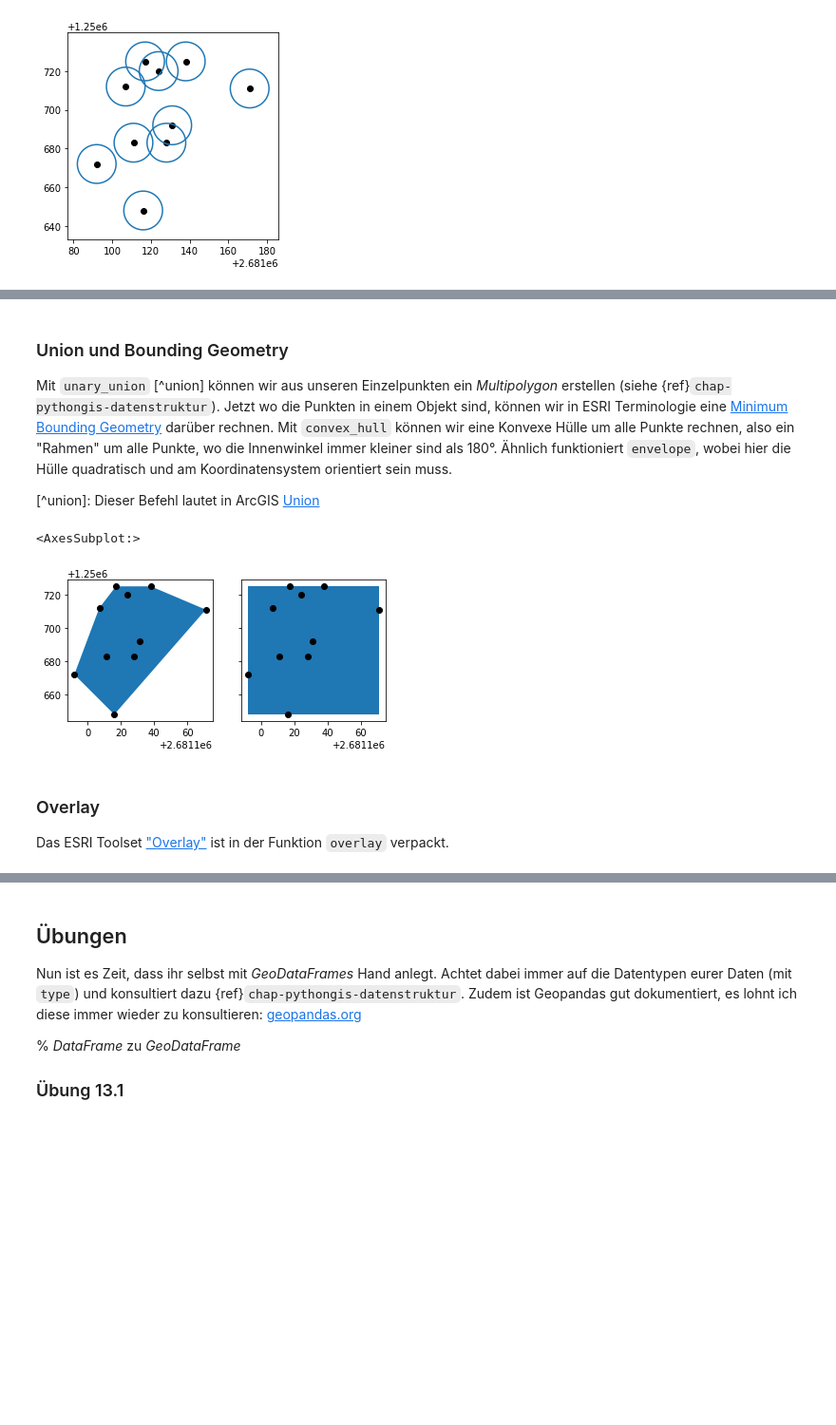
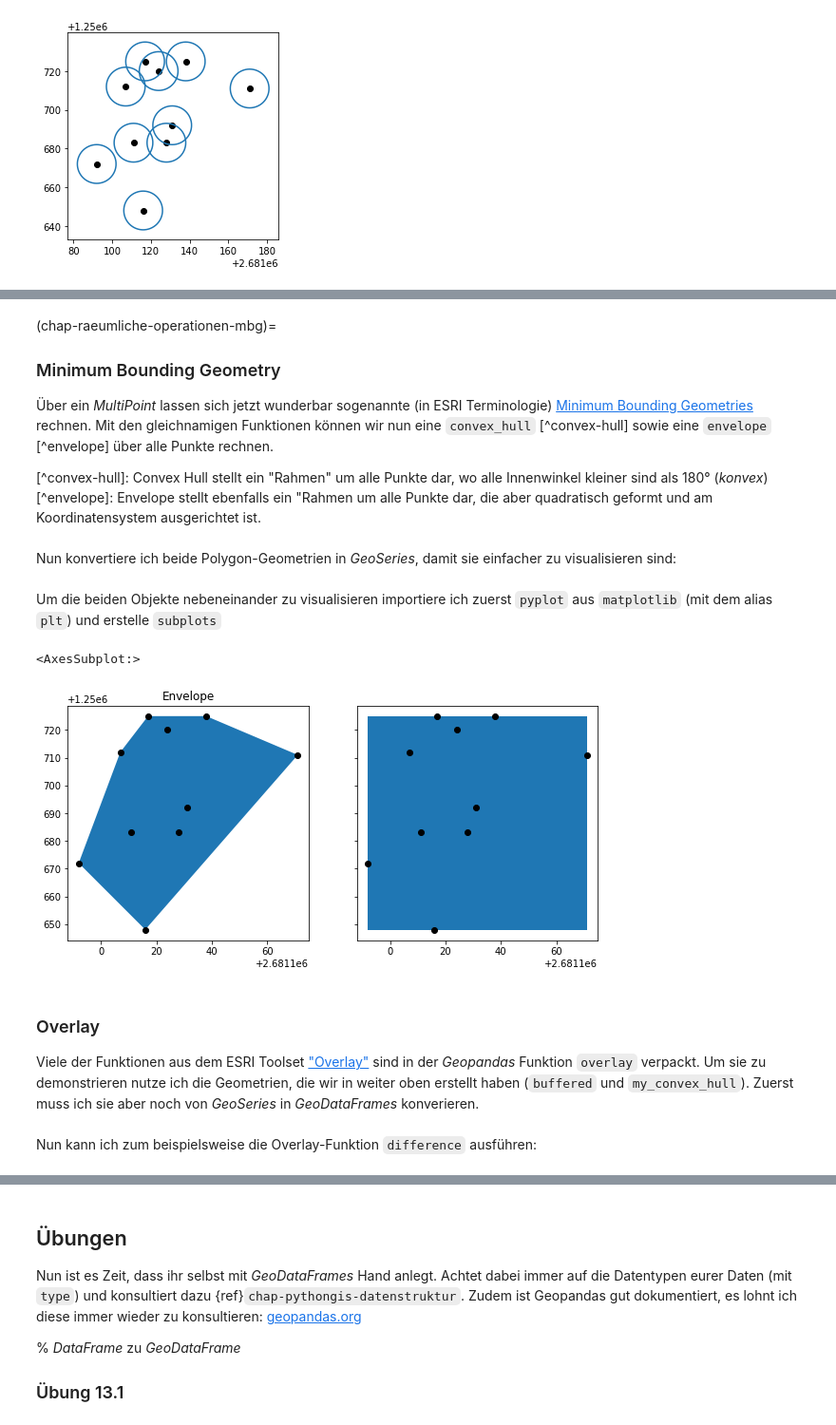
Before and after one commit to hannorahn/codingingis, a Jupyter notebook: 03_06_Raeumliche_Operationen.ipynb, the cells around one changed output, grey strips where cells are left out. Shown: that part at 95% size. Cells and saved outputs as stored; diff of their text form; code cells hidden in the pictures; blank space fills up the shorter version.

```diff
--- a/03_06_Raeumliche_Operationen.ipynb
+++ b/03_06_Raeumliche_Operationen.ipynb
@@ -46,6 +62,8 @@ zeckenstiche_gpd.plot(ax = base, color = "black")
 # %% [markdown]
-### Union und Bounding Geometry
+(chap-raeumliche-operationen-mbg)=
+### Minimum Bounding Geometry
 
-Mit `unary_union` [^union] können wir aus unseren Einzelpunkten ein *Multipolygon* erstellen (siehe {ref}`chap-pythongis-datenstruktur`). Jetzt wo die Punkten in einem Objekt sind, können wir in ESRI Terminologie eine [Minimum Bounding Geometry](https://pro.arcgis.com/de/pro-app/tool-reference/data-management/minimum-bounding-geometry.htm) darüber rechnen. Mit `convex_hull` können wir eine Konvexe Hülle um alle Punkte rechnen, also ein "Rahmen" um alle Punkte, wo die Innenwinkel immer kleiner sind als 180°. Ähnlich funktioniert `envelope`, wobei hier die Hülle quadratisch und am Koordinatensystem orientiert sein muss.
+Über ein *MultiPoint* lassen sich jetzt wunderbar sogenannte (in ESRI Terminologie) [Minimum Bounding Geometries](https://pro.arcgis.com/de/pro-app/tool-reference/data-management/minimum-bounding-geometry.htm) rechnen. Mit den gleichnamigen Funktionen können wir nun eine `convex_hull` [^convex-hull] sowie eine `envelope` [^envelope] über alle Punkte rechnen.
 
-[^union]: Dieser Befehl lautet in ArcGIS [Union](https://desktop.arcgis.com/de/arcmap/10.3/tools/analysis-toolbox/union.htm)
+[^convex-hull]:  Convex Hull stellt ein "Rahmen" um alle Punkte dar, wo alle Innenwinkel kleiner sind als 180° (*konvex*)
+[^envelope]: Envelope stellt ebenfalls ein "Rahmen um alle Punkte dar, die aber quadratisch geformt und am Koordinatensystem ausgerichtet ist.
@@ -51,0 +73,2 @@ Mit `unary_union` [^union] können wir aus unseren Einzelpunkten ein *Multipolyg
+# %% [markdown]
+Nun konvertiere ich beide Polygon-Geometrien in *GeoSeries*, damit sie einfacher zu visualisieren sind:
@@ -52,39 +78,23 @@ Mit `unary_union` [^union] können wir aus unseren Einzelpunkten ein *Multipolyg
+# %% [markdown]
+Um die beiden Objekte nebeneinander zu visualisieren importiere ich zuerst `pyplot` aus `matplotlib` (mit dem alias `plt`) und erstelle `subplots`
 # %%
 from matplotlib import pyplot as plt
-
-# Macht ein Union der Zeckenstiche (ein Multipoint-Objekt)
-# (dies ist nötig, weil convex_hull / envelope Multipoint Objekte benötigen)
-zeckenstiche_union = zeckenstiche_gpd["geometry"].unary_union
-
-# Berechnet den Convex Hull und speichert den Ouput als Polygon
-my_convex_hull = zeckenstiche_union.convex_hull
-
-# Konvertiert das Polygon in eine GeoSeries
-# (GeoSeries sind praktischer als Polygone)
-my_convex_hull = gpd.GeoSeries(my_convex_hull)
-
-# Berechnet das Envelope und speichert den Output als Polygon
-my_envelope = zeckenstiche_union.envelope
-
-# Konvertiert das Polygon in eine GeoSeries
-# (GeoSeries sind praktischer als Polygone)
-my_envelope = gpd.GeoSeries(my_envelope)
-
-# Bereitet wieder die beiden Subplots vor (1 Zeile, 2 Spalten)
-fig, (ax1, ax2) = plt.subplots(1, 2,sharex=True, sharey = True)
+fig, (ax1, ax2) = plt.subplots(1, 2,sharex=True, sharey = True,figsize = (10,10))
 
 # Erstellt den linken Plot
 my_convex_hull.plot(ax = ax1)
+ax1.set_title("Convex Hull")
 zeckenstiche_gpd.plot(ax = ax1, color = "black")
 
 # Erstellt den rechten Plot
 my_envelope.plot(ax = ax2)
+ax2.set_title("Envelope")
 zeckenstiche_gpd.plot(ax = ax2, color = "black")
 # %% [output]
 <AxesSubplot:>
-[figure, old version]
+[figure, new version]
 # %% [markdown]
 ### Overlay
 
-Das ESRI Toolset ["Overlay"](https://pro.arcgis.com/de/pro-app/tool-reference/analysis/an-overview-of-the-overlay-toolset.htm) ist in der Funktion `overlay` verpackt.
+Viele der Funktionen aus dem ESRI Toolset ["Overlay"](https://pro.arcgis.com/de/pro-app/tool-reference/analysis/an-overview-of-the-overlay-toolset.htm) sind in der *Geopandas* Funktion `overlay` verpackt. Um sie zu demonstrieren nutze ich die Geometrien, die wir in weiter oben erstellt haben (`buffered` und `my_convex_hull`). Zuerst muss ich sie aber noch von *GeoSeries* in *GeoDataFrames* konverieren.
 # %%
@@ -92,5 +101,7 @@ Das ESRI Toolset ["Overlay"](https://pro.arcgis.com/de/pro-app/tool-reference/an
 buffered_gdf = gpd.GeoDataFrame(geometry = buffered, crs = 2056)
 my_convex_hull_gdf = gpd.GeoDataFrame(geometry = my_convex_hull, crs = 2056)
+# %% [markdown]
+Nun kann ich zum beispielsweise die Overlay-Funktion `difference` ausführen:
 # %%
 my_difference = gpd.overlay(my_convex_hull_gdf,buffered_gdf, how='difference')
 # %%
```
Also changed, not shown: parts of 9 cells of this notebook, 10 other files.
